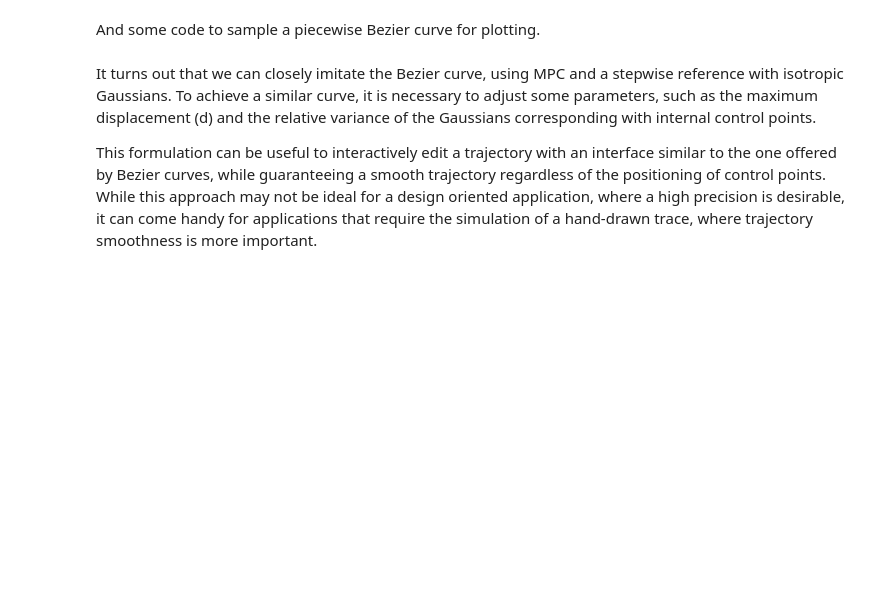
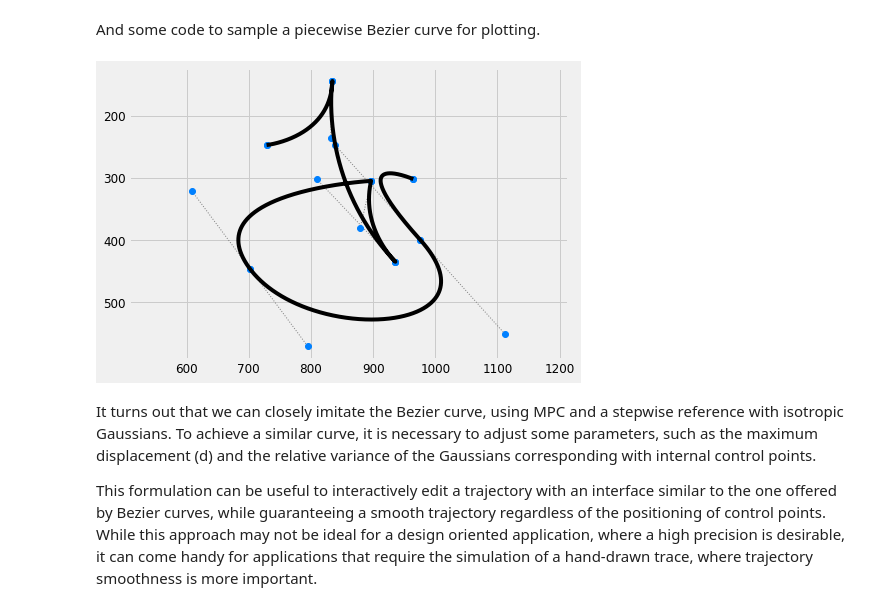
Before and after one commit to mmattyg/Calligraphic-Trajectories, a Jupyter notebook: Generating_Calligraphic_Trajectories_with_Model_Predictive_Control_(MPC).ipynb, the cells around one changed output. Drawn from its saved outputs; the diff is of its cells as text; code cells hidden in the pictures; blank space fills up the shorter version.

```diff
--- a/Generating_Calligraphic_Trajectories_with_Model_Predictive_Control_(MPC).ipynb
+++ b/Generating_Calligraphic_Trajectories_with_Model_Predictive_Control_(MPC).ipynb
@@ -663,34 +690,36 @@ def num_targets(n_ctrl):
     return num_bezier(n_ctrl)-1
 
 def bezier_piecewise(Cp, subd=1000):
     ''' sample a piecewise Bezier curve given a sequence of control points'''
     num = num_bezier(Cp.shape[1])
     X = []
     for i in range(num):
         P = Cp[:,i*3:i*3+4].T
         t = np.linspace(0, 1., subd)[:-1].reshape(-1,1)
         t = np.hstack([t, t])
         Y = (1.0-t)**3 * P[0] + 3*(1.0-t)**2 * t * P[1] + 3*(1.0-t)* t**2 * P[2] + t**3 * P[3]
         X += [Y.T]
     X = np.hstack(X)
     return X
 
 def plot_control_polygon(Cp):
     n_bezier = num_bezier(Cp.shape[1])
     for i in range(n_bezier):
         cp = cp = Cp[:,i*3:i*3+4]
         plt.plot(cp[0,0:2], cp[1,0:2], ':', color=cfg.plan_color, linewidth=1.)
         plt.plot(cp[0,2:], cp[1,2:], ':', color=cfg.plan_color, linewidth=1.)
         plt.plot(cp[0,:], cp[1,:], 'o', color=[0, 0.5, 1.])
 
-Cp = svg_to_beziers('./a.svg')[0]
+Cp = svg_to_beziers('/content/Calligraphic-Trajectories/a.svg')[0]
 yb = bezier_piecewise(Cp)
 
 plt.figure(figsize=cfg.figsize)
 plot_control_polygon(Cp)
 plt.plot(yb[0,:], yb[1,:], 'k')
 plt_setup()
 plt.show()
+# %% [output]
+[figure, added]
 # %% [markdown]
 It turns out that we can closely imitate the Bezier curve, using MPC and a stepwise reference with isotropic Gaussians. To achieve a similar curve, it is necessary to adjust some parameters, such as the maximum displacement \(d\) and the relative variance of the Gaussians corresponding with internal control points.
 
```
Also changed, not shown: parts of 17 cells of this notebook.
